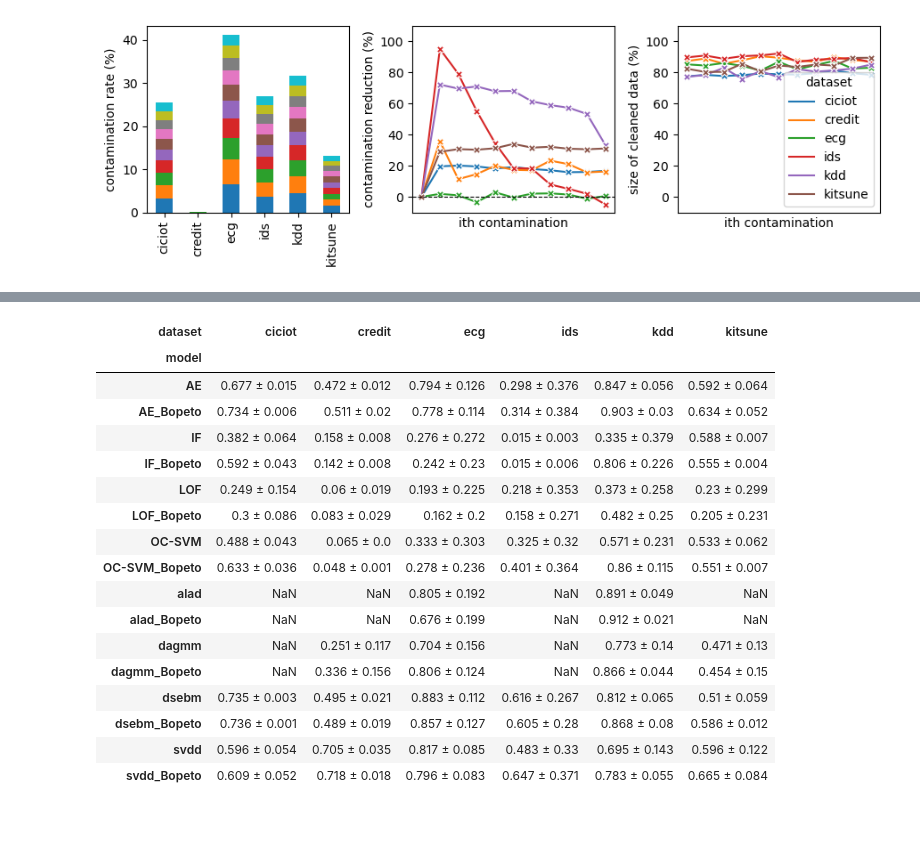
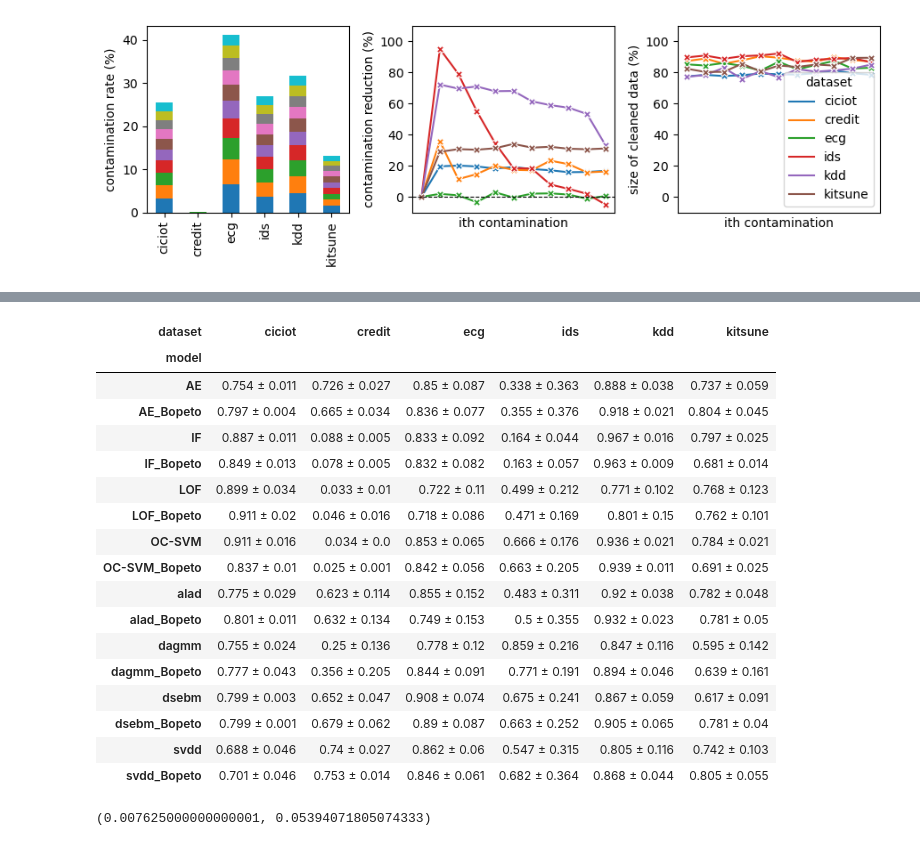
Before and after one commit to jmf-mas/jmf_bopeto, a Jupyter notebook: outputs/plots.ipynb, the cells around one changed output, grey strips where cells are left out. Saved outputs shown, nothing was run; the diff lists cells and outputs as text; code cells hidden in the pictures.

```diff
--- a/outputs/plots.ipynb
+++ b/outputs/plots.ipynb
@@ -100,9 +100,9 @@ df_3 = pd.read_csv("performances_ciciot_LOF.csv")
 df_4 = pd.read_csv("performances_ciciot_IF.csv")
 df_5 = pd.read_csv("performances_ciciot_svdd.csv")
 df_6 = pd.read_csv("performances_ciciot_dsebm.csv")
-#df_7 = pd.read_csv("performances_ciciot_alad.csv")
-#df_8 = pd.read_csv("performances_ciciot_dagmm.csv")
-df_ciciot = pd.concat([df_1, df_2, df_3, df_4, df_5, df_6], axis=0, ignore_index=True)
+df_7 = pd.read_csv("performances_ciciot_alad.csv")
+df_8 = pd.read_csv("performances_ciciot_dagmm.csv")
+df_ciciot = pd.concat([df_1, df_2, df_3, df_4, df_5, df_6, df_7, df_8], axis=0, ignore_index=True)
 # %%
 df_1 = pd.read_csv("performances_ids_AE.csv")
 df_2 = pd.read_csv("performances_ids_OC-SVM.csv")
@@ -110,9 +110,9 @@ df_3 = pd.read_csv("performances_ids_LOF.csv")
 df_4 = pd.read_csv("performances_ids_IF.csv")
 df_5 = pd.read_csv("performances_ids_svdd.csv")
 df_6 = pd.read_csv("performances_ids_dsebm.csv")
-#df_7 = pd.read_csv("performances_ids_alad.csv")
-#df_8 = pd.read_csv("performances_ids_dagmm.csv")
-df_ids = pd.concat([df_1, df_2,  df_3, df_4, df_5, df_6], axis=0, ignore_index=True)
+df_7 = pd.read_csv("performances_ids_alad.csv")
+df_8 = pd.read_csv("performances_ids_dagmm.csv")
+df_ids = pd.concat([df_1, df_2,  df_3, df_4, df_5, df_6, df_7,df_8], axis=0, ignore_index=True)
 # %%
 df_1 = pd.read_csv("performances_ecg_AE.csv")
 df_2 = pd.read_csv("performances_ecg_OC-SVM.csv")
@@ -130,9 +130,9 @@ df_3 = pd.read_csv("performances_credit_LOF.csv")
 df_4 = pd.read_csv("performances_credit_IF.csv")
 df_5 = pd.read_csv("performances_credit_svdd.csv")
 df_6 = pd.read_csv("performances_credit_dsebm.csv")
-#df_7 = pd.read_csv("performances_credit_alad.csv")
+df_7 = pd.read_csv("performances_credit_alad.csv")
 df_8 = pd.read_csv("performances_credit_dagmm.csv")
-df_credit = pd.concat([df_1, df_2, df_3, df_4, df_5, df_6, df_8], axis=0, ignore_index=True)
+df_credit = pd.concat([df_1, df_2, df_3, df_4, df_5, df_6, df_7, df_8], axis=0, ignore_index=True)
 # %%
 df_perf = pd.concat([df_kdd, df_kitsune, df_ciciot, df_ecg, df_ids, df_credit], axis=0, ignore_index=True)
 df_perf = df_perf.sort_values(by='dataset')
@@ -423,7 +375,6 @@ def swap_prefix(name):
         return name
 # %%
 def get_detail_summary(df_perf, metric):
-    metric = "f1"
     grouped_perf = df_perf.groupby(['model', 'dataset']).agg({metric: ['mean', 'std']})
     grouped_perf.columns = ['_'.join(col).strip() for col in grouped_perf.columns.values]
     grouped_perf[metric+'_mean'] = grouped_perf[metric+'_mean'].round(3)
@@ -509,22 +436,28 @@ array([[ 0.057,  0.039, -0.016,  0.016,  0.056,  0.042],
 # %%
-get_detail_summary(df_perf, "precision")
+prec_df = get_detail_summary(df_perf, "precision")
+prec_df
 # %% [output]
 | dataset | ciciot | credit | ecg | ids | kdd | kitsune |
 | model |  |  |  |  |  |  |
-| AE | 0.677 ± 0.015 | 0.472 ± 0.012 | 0.794 ± 0.126 | 0.298 ± 0.376 | 0.847 ± 0.056 | 0.592 ± 0.064 |
-| AE_Bopeto | 0.734 ± 0.006 | 0.511 ± 0.02 | 0.778 ± 0.114 | 0.314 ± 0.384 | 0.903 ± 0.03 | 0.634 ± 0.052 |
-| IF | 0.382 ± 0.064 | 0.158 ± 0.008 | 0.276 ± 0.272 | 0.015 ± 0.003 | 0.335 ± 0.379 | 0.588 ± 0.007 |
-| IF_Bopeto | 0.592 ± 0.043 | 0.142 ± 0.008 | 0.242 ± 0.23 | 0.015 ± 0.006 | 0.806 ± 0.226 | 0.555 ± 0.004 |
-| LOF | 0.249 ± 0.154 | 0.06 ± 0.019 | 0.193 ± 0.225 | 0.218 ± 0.353 | 0.373 ± 0.258 | 0.23 ± 0.299 |
-| LOF_Bopeto | 0.3 ± 0.086 | 0.083 ± 0.029 | 0.162 ± 0.2 | 0.158 ± 0.271 | 0.482 ± 0.25 | 0.205 ± 0.231 |
-| OC-SVM | 0.488 ± 0.043 | 0.065 ± 0.0 | 0.333 ± 0.303 | 0.325 ± 0.32 | 0.571 ± 0.231 | 0.533 ± 0.062 |
-| OC-SVM_Bopeto | 0.633 ± 0.036 | 0.048 ± 0.001 | 0.278 ± 0.236 | 0.401 ± 0.364 | 0.86 ± 0.115 | 0.551 ± 0.007 |
-| alad | NaN | NaN | 0.805 ± 0.192 | NaN | 0.891 ± 0.049 | NaN |
-| alad_Bopeto | NaN | NaN | 0.676 ± 0.199 | NaN | 0.912 ± 0.021 | NaN |
-| dagmm | NaN | 0.251 ± 0.117 | 0.704 ± 0.156 | NaN | 0.773 ± 0.14 | 0.471 ± 0.13 |
-| dagmm_Bopeto | NaN | 0.336 ± 0.156 | 0.806 ± 0.124 | NaN | 0.866 ± 0.044 | 0.454 ± 0.15 |
-| dsebm | 0.735 ± 0.003 | 0.495 ± 0.021 | 0.883 ± 0.112 | 0.616 ± 0.267 | 0.812 ± 0.065 | 0.51 ± 0.059 |
-| dsebm_Bopeto | 0.736 ± 0.001 | 0.489 ± 0.019 | 0.857 ± 0.127 | 0.605 ± 0.28 | 0.868 ± 0.08 | 0.586 ± 0.012 |
-| svdd | 0.596 ± 0.054 | 0.705 ± 0.035 | 0.817 ± 0.085 | 0.483 ± 0.33 | 0.695 ± 0.143 | 0.596 ± 0.122 |
-| svdd_Bopeto | 0.609 ± 0.052 | 0.718 ± 0.018 | 0.796 ± 0.083 | 0.647 ± 0.371 | 0.783 ± 0.055 | 0.665 ± 0.084 |
+| AE | 0.754 ± 0.011 | 0.726 ± 0.027 | 0.85 ± 0.087 | 0.338 ± 0.363 | 0.888 ± 0.038 | 0.737 ± 0.059 |
+| AE_Bopeto | 0.797 ± 0.004 | 0.665 ± 0.034 | 0.836 ± 0.077 | 0.355 ± 0.376 | 0.918 ± 0.021 | 0.804 ± 0.045 |
+| IF | 0.887 ± 0.011 | 0.088 ± 0.005 | 0.833 ± 0.092 | 0.164 ± 0.044 | 0.967 ± 0.016 | 0.797 ± 0.025 |
+| IF_Bopeto | 0.849 ± 0.013 | 0.078 ± 0.005 | 0.832 ± 0.082 | 0.163 ± 0.057 | 0.963 ± 0.009 | 0.681 ± 0.014 |
+| LOF | 0.899 ± 0.034 | 0.033 ± 0.01 | 0.722 ± 0.11 | 0.499 ± 0.212 | 0.771 ± 0.102 | 0.768 ± 0.123 |
+| LOF_Bopeto | 0.911 ± 0.02 | 0.046 ± 0.016 | 0.718 ± 0.086 | 0.471 ± 0.169 | 0.801 ± 0.15 | 0.762 ± 0.101 |
+| OC-SVM | 0.911 ± 0.016 | 0.034 ± 0.0 | 0.853 ± 0.065 | 0.666 ± 0.176 | 0.936 ± 0.021 | 0.784 ± 0.021 |
+| OC-SVM_Bopeto | 0.837 ± 0.01 | 0.025 ± 0.001 | 0.842 ± 0.056 | 0.663 ± 0.205 | 0.939 ± 0.011 | 0.691 ± 0.025 |
+| alad | 0.775 ± 0.029 | 0.623 ± 0.114 | 0.855 ± 0.152 | 0.483 ± 0.311 | 0.92 ± 0.038 | 0.782 ± 0.048 |
+| alad_Bopeto | 0.801 ± 0.011 | 0.632 ± 0.134 | 0.749 ± 0.153 | 0.5 ± 0.355 | 0.932 ± 0.023 | 0.781 ± 0.05 |
+| dagmm | 0.755 ± 0.024 | 0.25 ± 0.136 | 0.778 ± 0.12 | 0.859 ± 0.216 | 0.847 ± 0.116 | 0.595 ± 0.142 |
+| dagmm_Bopeto | 0.777 ± 0.043 | 0.356 ± 0.205 | 0.844 ± 0.091 | 0.771 ± 0.191 | 0.894 ± 0.046 | 0.639 ± 0.161 |
+| dsebm | 0.799 ± 0.003 | 0.652 ± 0.047 | 0.908 ± 0.074 | 0.675 ± 0.241 | 0.867 ± 0.059 | 0.617 ± 0.091 |
+| dsebm_Bopeto | 0.799 ± 0.001 | 0.679 ± 0.062 | 0.89 ± 0.087 | 0.663 ± 0.252 | 0.905 ± 0.065 | 0.781 ± 0.04 |
+| svdd | 0.688 ± 0.046 | 0.74 ± 0.027 | 0.862 ± 0.06 | 0.547 ± 0.315 | 0.805 ± 0.116 | 0.742 ± 0.103 |
+| svdd_Bopeto | 0.701 ± 0.046 | 0.753 ± 0.014 | 0.846 ± 0.061 | 0.682 ± 0.364 | 0.868 ± 0.044 | 0.805 ± 0.055 |
+# %%
+gen = get_general_summary(prec_df)
+gen.stack().mean(), gen.stack().std()
+# %% [output]
+(0.007625000000000001, 0.05394071805074333)
 # %%
```
Also changed, not shown: parts of 21 cells of this notebook, 21 other files.
